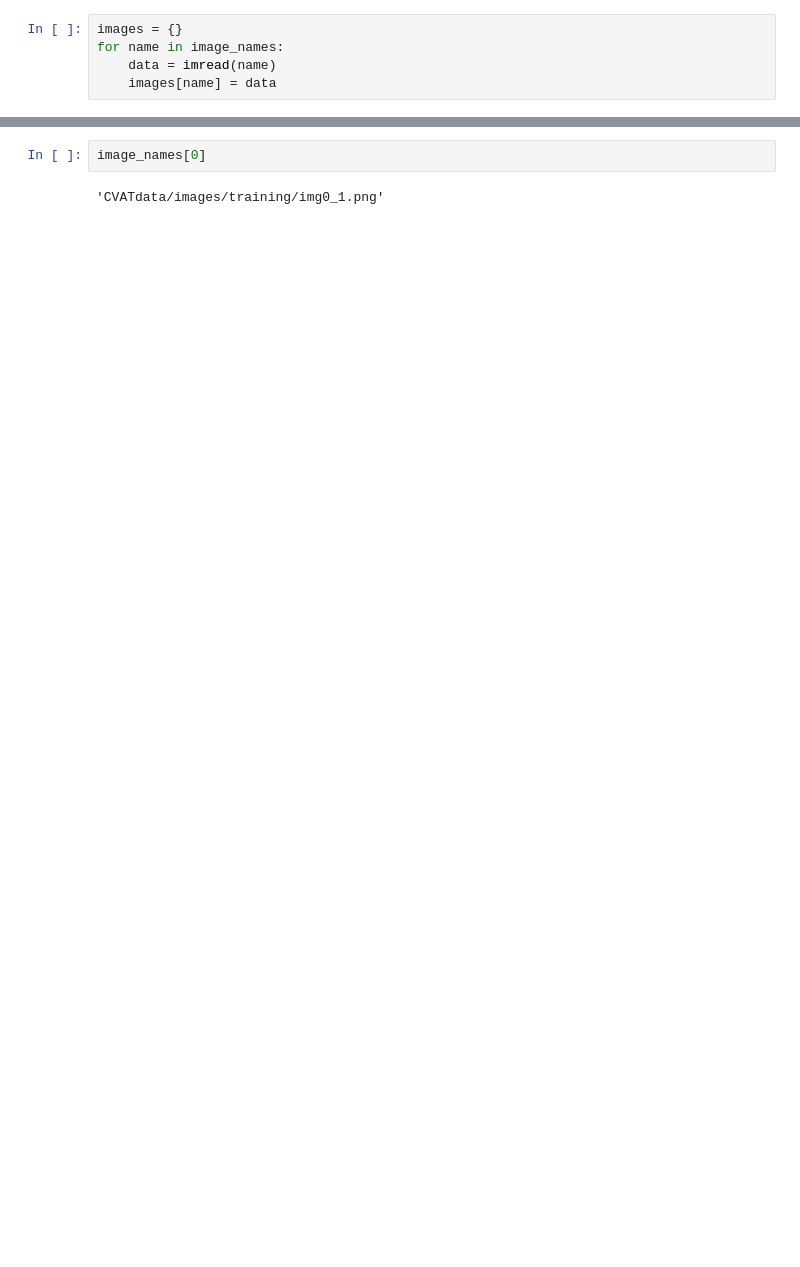
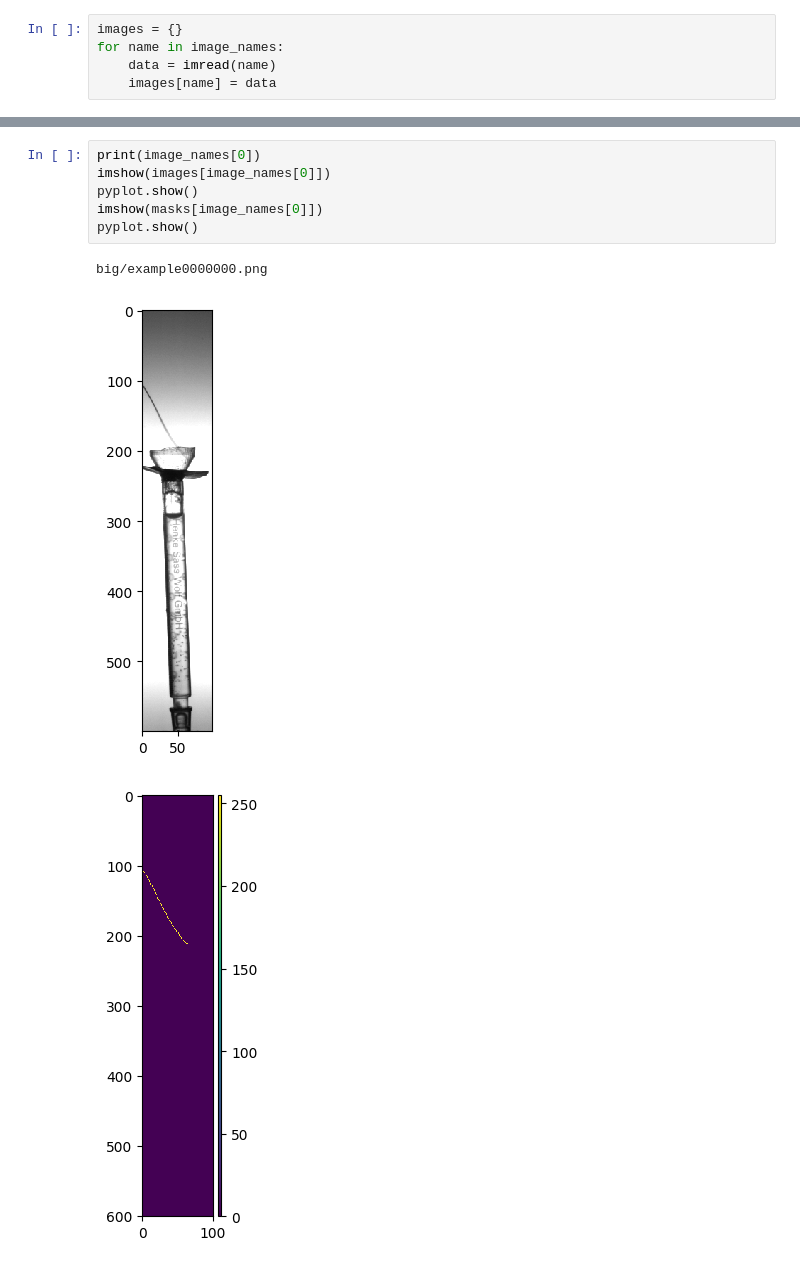
Before and after one commit to Tomas-Pierce-at-UNC/MothDrinks, a Jupyter notebook: proboscisTracking.ipynb, the cells around one changed output, grey strips where cells are left out. Cells and saved outputs as stored; diff of their text form; blank space fills up the shorter version.

```diff
--- a/proboscisTracking.ipynb
+++ b/proboscisTracking.ipynb
@@ -80,5 +60,11 @@ for i in images.values():
 # %%
-image_names[0]
+print(image_names[0])
+imshow(images[image_names[0]])
+pyplot.show()
+imshow(masks[image_names[0]])
+pyplot.show()
 # %% [output]
-'CVATdata/images/training/img0_1.png'
+big/example0000000.png
+[figure, added]
+[figure, added]
 # %%
```
Also changed, not shown: parts of 36 cells of this notebook, 20 other files.
